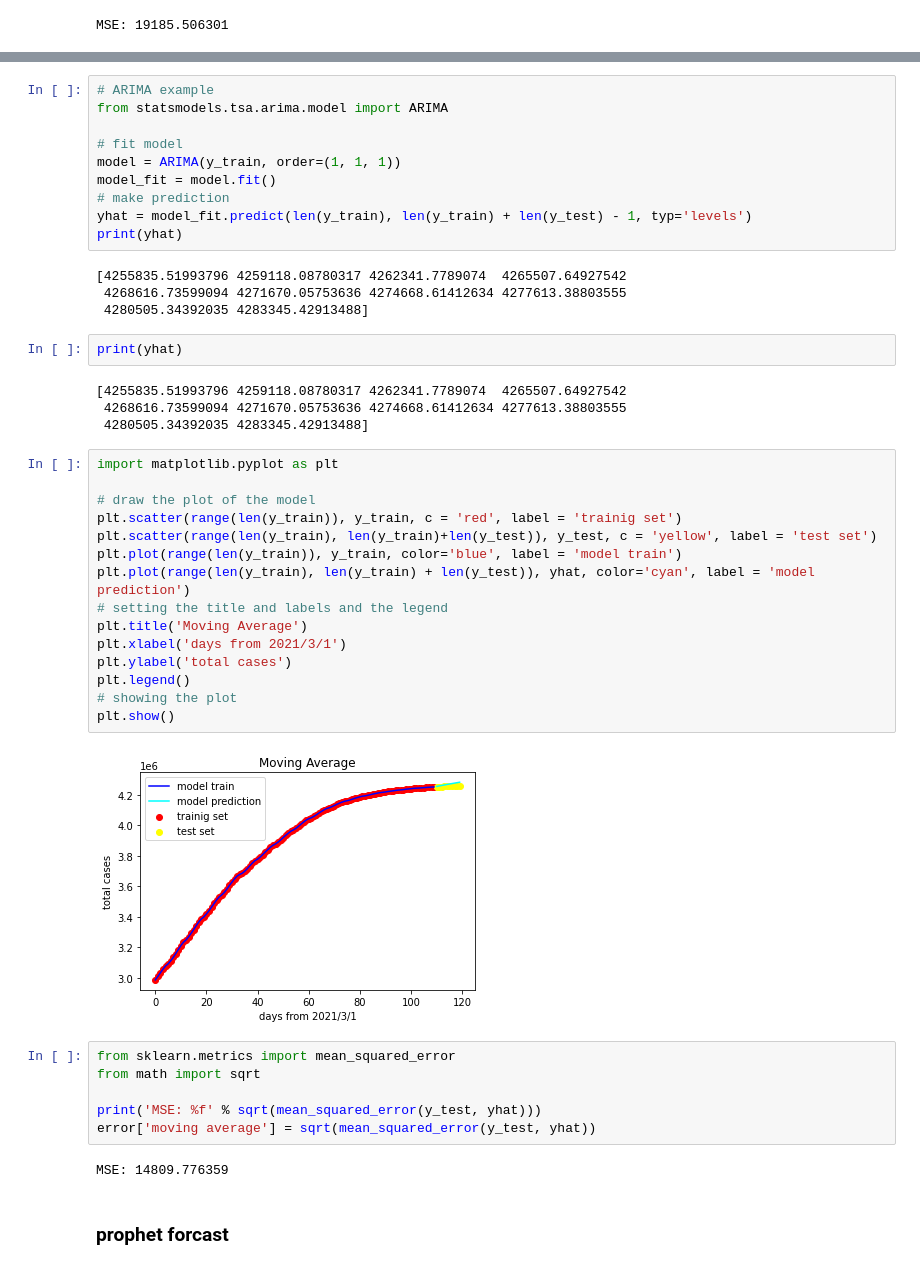
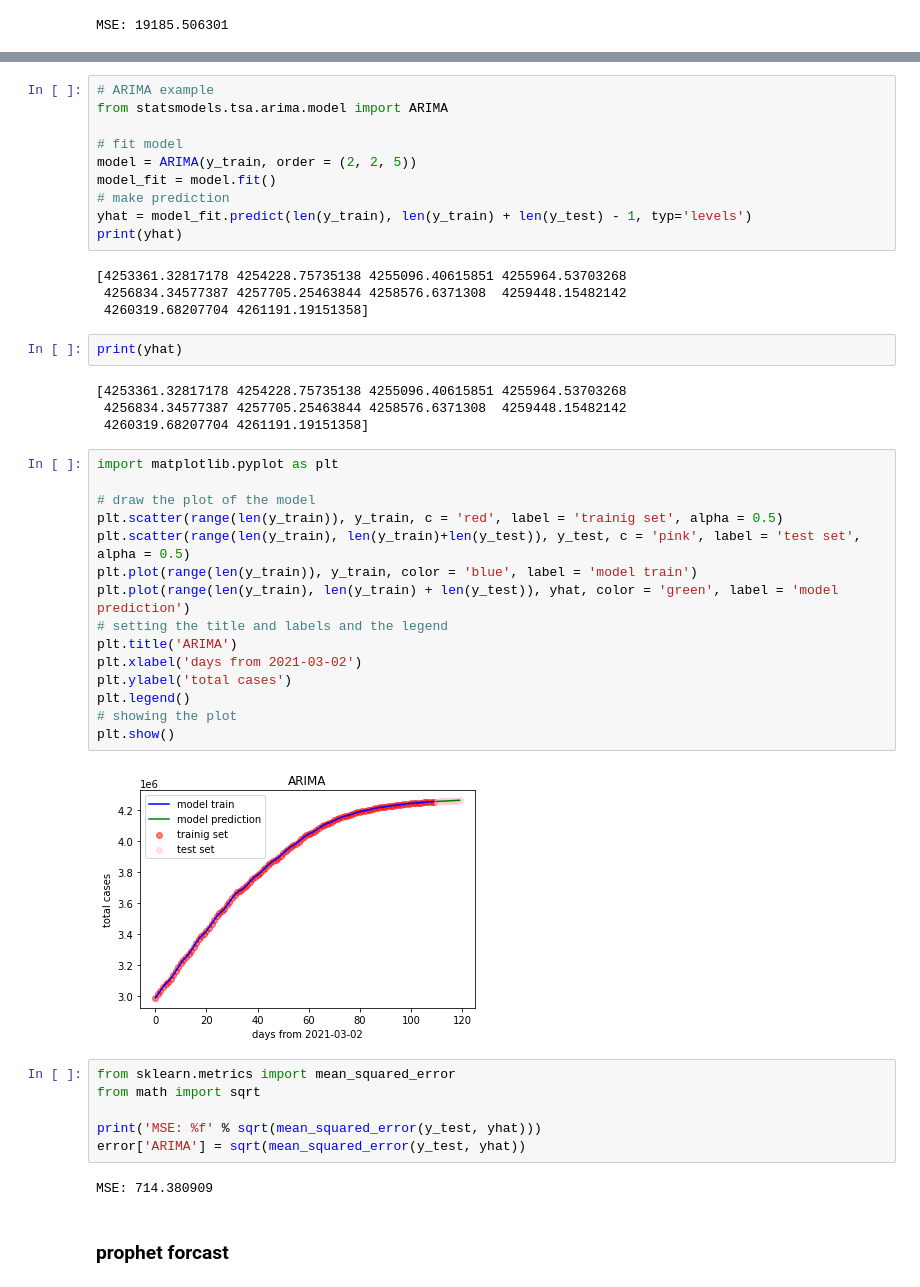
Before and after one commit to h-hafezi/CovidAnalysis, a Jupyter notebook: Covid_Analysis.ipynb, the cells around one changed output, grey strips where cells are left out. Drawn from its saved outputs; the diff is of its cells as text.

```diff
--- a/Covid_Analysis.ipynb
+++ b/Covid_Analysis.ipynb
@@ -589,46 +634,46 @@ MSE: 19185.506301
 from statsmodels.tsa.arima.model import ARIMA
 
 # fit model
-model = ARIMA(y_train, order=(1, 1, 1))
+model = ARIMA(y_train, order = (2, 2, 5))
 model_fit = model.fit()
 # make prediction
 yhat = model_fit.predict(len(y_train), len(y_train) + len(y_test) - 1, typ='levels')
 print(yhat)
 # %% [output]
-[4255835.51993796 4259118.08780317 4262341.7789074  4265507.64927542
- 4268616.73599094 4271670.05753636 4274668.61412634 4277613.38803555
- 4280505.34392035 4283345.42913488]
+[4253361.32817178 4254228.75735138 4255096.40615851 4255964.53703268
+ 4256834.34577387 4257705.25463844 4258576.6371308  4259448.15482142
+ 4260319.68207704 4261191.19151358]
 # %%
 print(yhat)
 # %% [output]
-[4255835.51993796 4259118.08780317 4262341.7789074  4265507.64927542
- 4268616.73599094 4271670.05753636 4274668.61412634 4277613.38803555
- 4280505.34392035 4283345.42913488]
+[4253361.32817178 4254228.75735138 4255096.40615851 4255964.53703268
+ 4256834.34577387 4257705.25463844 4258576.6371308  4259448.15482142
+ 4260319.68207704 4261191.19151358]
 # %%
 import matplotlib.pyplot as plt
 
 # draw the plot of the model
-plt.scatter(range(len(y_train)), y_train, c = 'red', label = 'trainig set')
-plt.scatter(range(len(y_train), len(y_train)+len(y_test)), y_test, c = 'yellow', label = 'test set')
-plt.plot(range(len(y_train)), y_train, color='blue', label = 'model train')
-plt.plot(range(len(y_train), len(y_train) + len(y_test)), yhat, color='cyan', label = 'model prediction')
+plt.scatter(range(len(y_train)), y_train, c = 'red', label = 'trainig set', alpha = 0.5)
+plt.scatter(range(len(y_train), len(y_train)+len(y_test)), y_test, c = 'pink', label = 'test set', alpha = 0.5)
+plt.plot(range(len(y_train)), y_train, color = 'blue', label = 'model train')
+plt.plot(range(len(y_train), len(y_train) + len(y_test)), yhat, color = 'green', label = 'model prediction')
 # setting the title and labels and the legend
-plt.title('Moving Average')
-plt.xlabel('days from 2021/3/1')
+plt.title('ARIMA')
+plt.xlabel('days from 2021-03-02')
 plt.ylabel('total cases')
 plt.legend()
 # showing the plot
 plt.show()
 # %% [output]
-[figure, old version]
+[figure, new version]
 # %%
 from sklearn.metrics import mean_squared_error
 from math import sqrt
 
 print('MSE: %f' % sqrt(mean_squared_error(y_test, yhat)))
-error['moving average'] = sqrt(mean_squared_error(y_test, yhat))
+error['ARIMA'] = sqrt(mean_squared_error(y_test, yhat))
 # %% [output]
-MSE: 14809.776359
+MSE: 714.380909
 # %% [markdown]
 ### prophet forcast
 # %%
```
Also changed, not shown: parts of 18 cells of this notebook.
